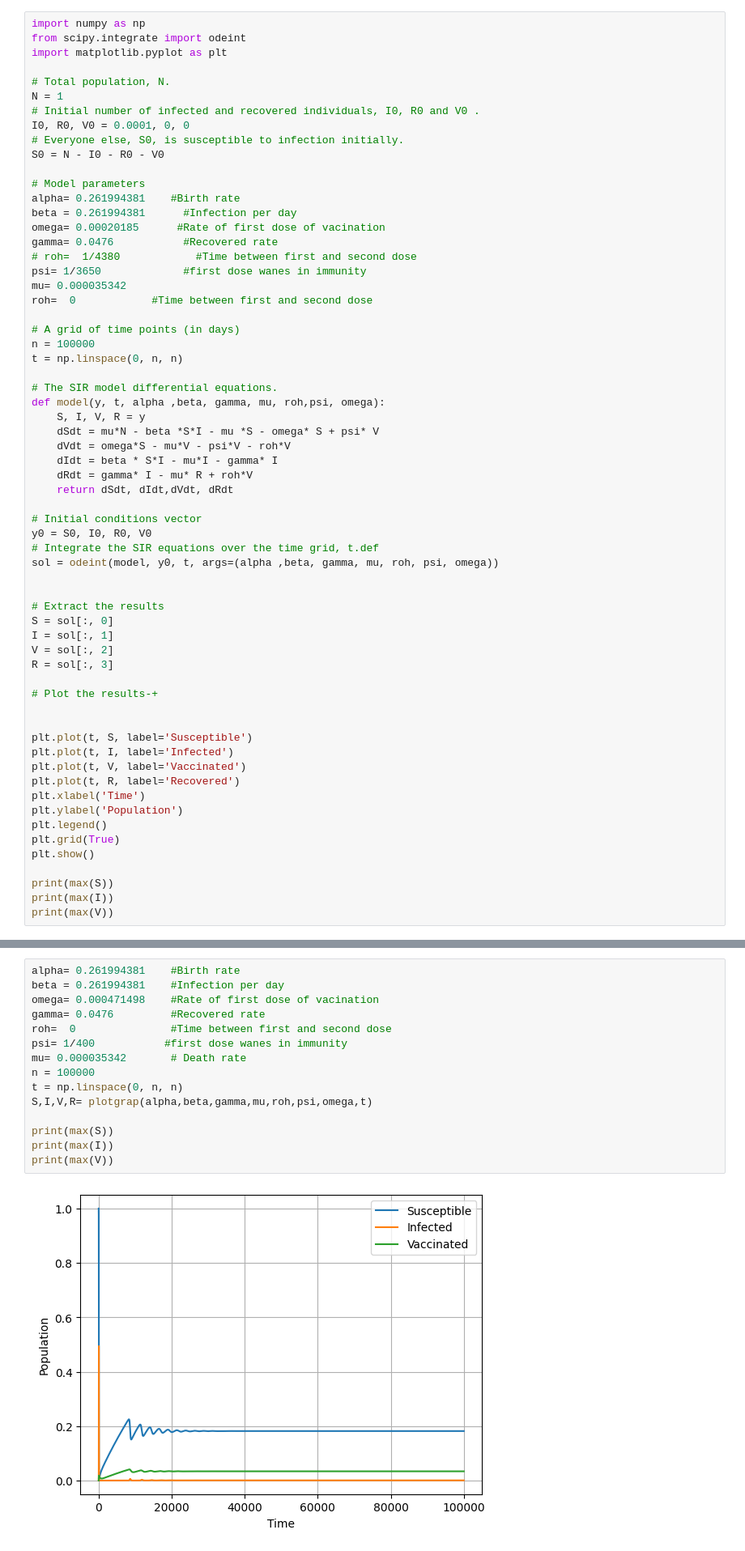
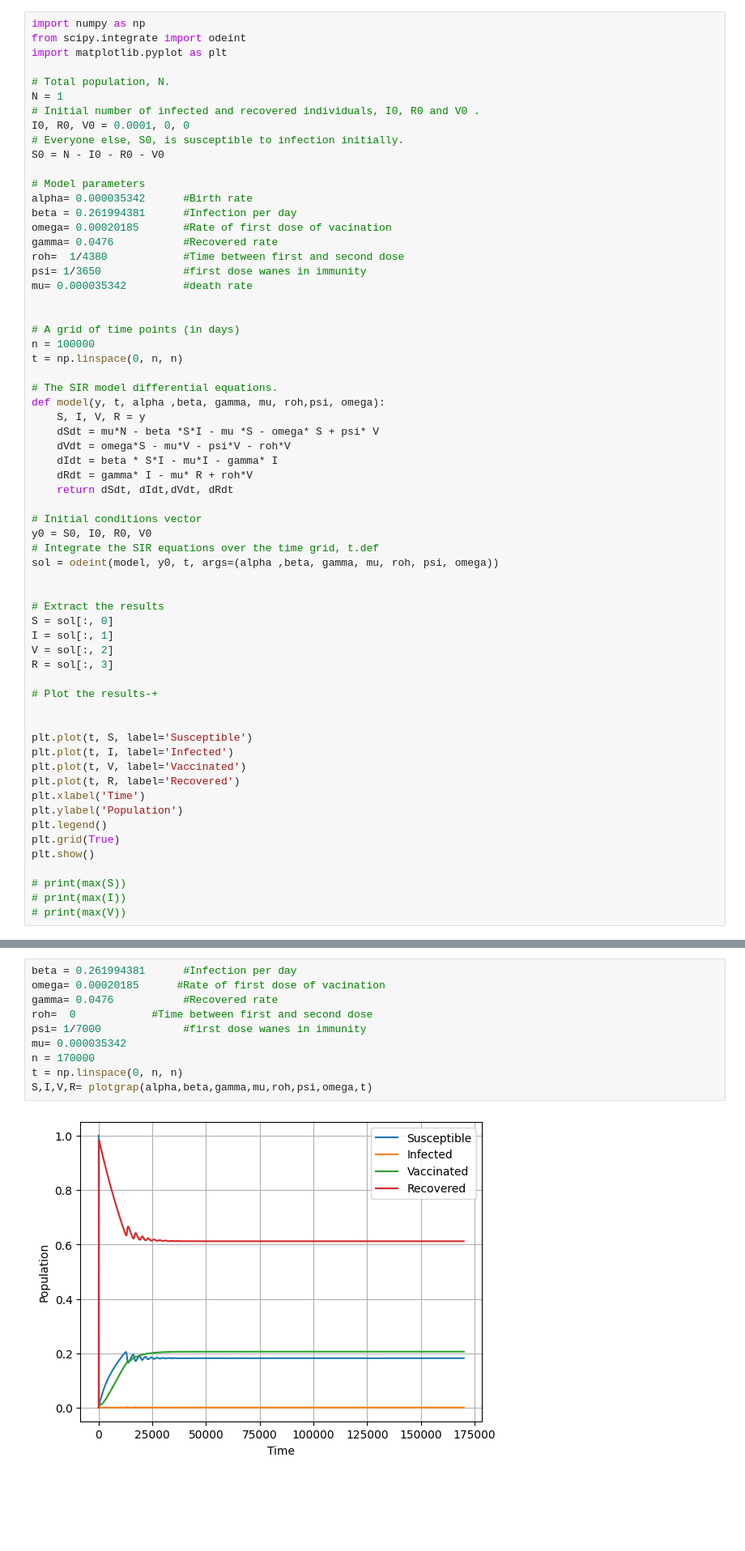
Before and after one commit to Dhruvit-Kevadiya/SIVR_MODEL, a Jupyter notebook: conclusion.ipynb, the cells around one changed output, grey strips where cells are left out. Shown at 81% size. Drawn from its saved outputs; the diff is of its cells as text; blank space fills up the shorter version.

```diff
--- a/conclusion.ipynb
+++ b/conclusion.ipynb
@@ -11,14 +11,14 @@ I0, R0, V0 = 0.0001, 0, 0
 S0 = N - I0 - R0 - V0
 
 # Model parameters
-alpha= 0.261994381    #Birth rate
+alpha= 0.000035342      #Birth rate
 beta = 0.261994381      #Infection per day
-omega= 0.00020185      #Rate of first dose of vacination
+omega= 0.00020185       #Rate of first dose of vacination
 gamma= 0.0476           #Recovered rate
-# roh=  1/4380            #Time between first and second dose
+roh=  1/4380            #Time between first and second dose
 psi= 1/3650             #first dose wanes in immunity
-mu= 0.000035342
-roh=  0            #Time between first and second dose
+mu= 0.000035342         #death rate
+
 
 # A grid of time points (in days)
 n = 100000
@@ -58,7 +58,7 @@ plt.legend()
 plt.grid(True)
 plt.show()
 
-print(max(S))
-print(max(I))
-print(max(V))
+# print(max(S))
+# print(max(I))
+# print(max(V))
 # %% [output]
@@ -112,17 +125,12 @@ print(max(V))
 # %%
-alpha= 0.261994381    #Birth rate
-beta = 0.261994381    #Infection per day
-omega= 0.000471498    #Rate of first dose of vacination
-gamma= 0.0476         #Recovered rate
-roh=  0               #Time between first and second dose
-psi= 1/400           #first dose wanes in immunity
-mu= 0.000035342       # Death rate
-n = 100000
+beta = 0.261994381      #Infection per day
+omega= 0.00020185      #Rate of first dose of vacination
+gamma= 0.0476           #Recovered rate
+roh=  0            #Time between first and second dose
+psi= 1/7000             #first dose wanes in immunity
+mu= 0.000035342
+n = 170000
 t = np.linspace(0, n, n)
 S,I,V,R= plotgrap(alpha,beta,gamma,mu,roh,psi,omega,t)
-
-print(max(S))
-print(max(I))
-print(max(V))
 # %% [output]
-[figure, old version]
+[figure, new version]
```
Also changed, not shown: parts of 6 cells of this notebook, 4 other files.
